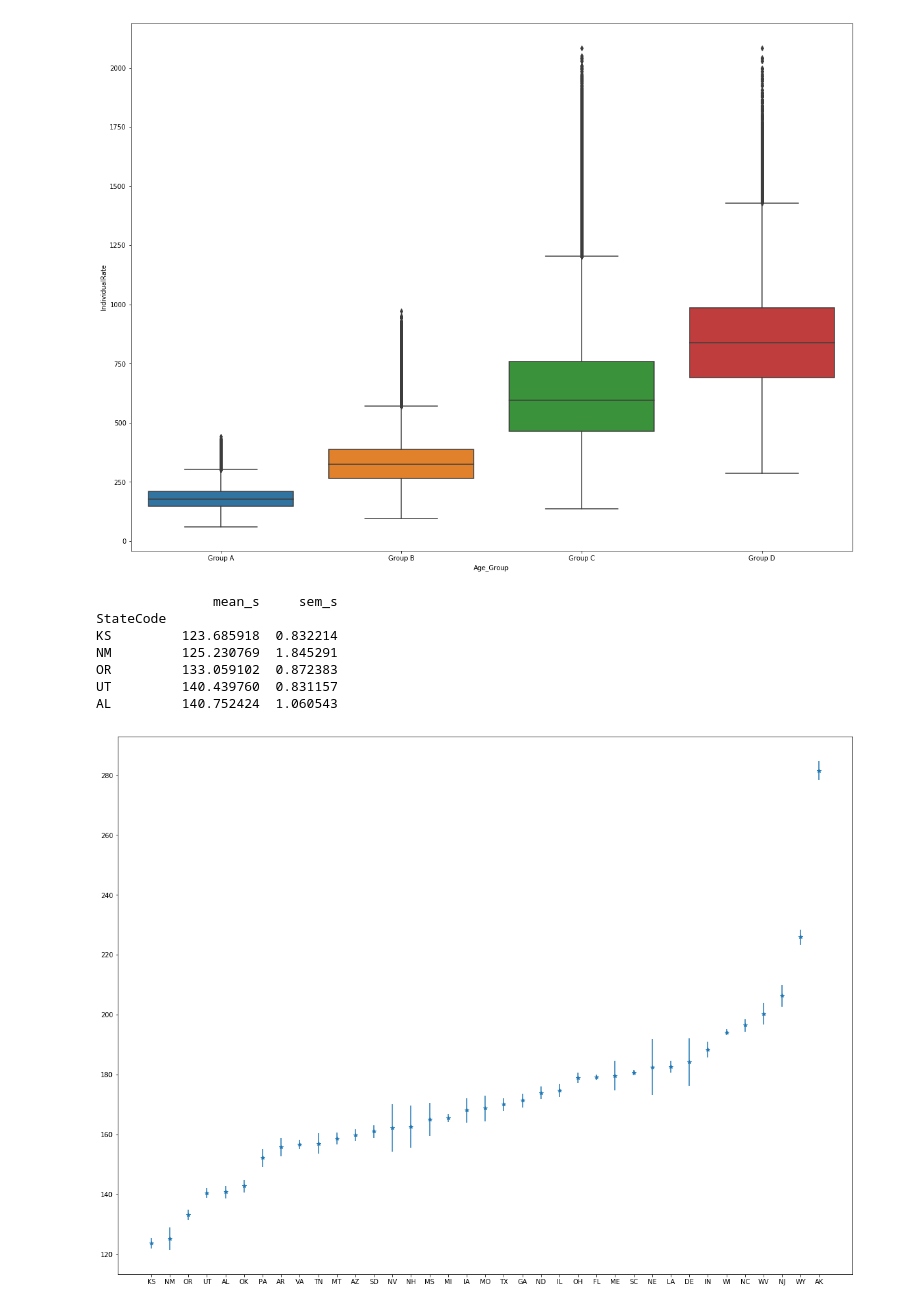
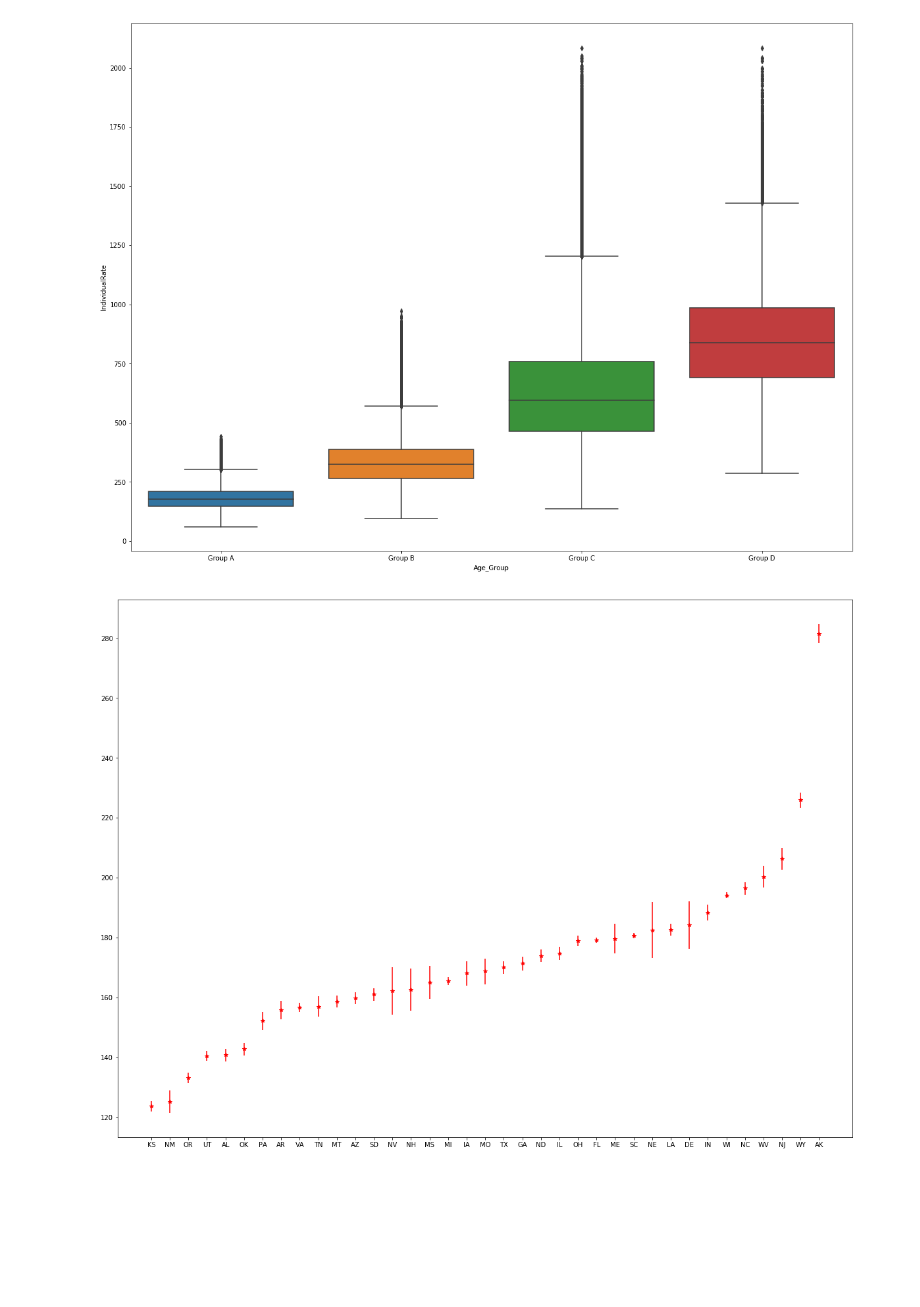
Before and after one commit to linmapitt/Springboard, a Jupyter notebook: CapStone_Project_1/Cap1_notebook.ipynb, the cells around one changed output. Cells and saved outputs as stored; diff of their text form; code cells hidden in the pictures; blank space fills up the shorter version.

```diff
--- a/CapStone_Project_1/Cap1_notebook.ipynb
+++ b/CapStone_Project_1/Cap1_notebook.ipynb
@@ -337,32 +337,24 @@ sns.boxplot(x='Age_Group', y='IndividualRate',data=df_final_medonly)
 # %%
 #Only look at Silver level and Age Group A
 df_A_Silver = df_final_medonly[(df_final_medonly.Age_Group=='Group A') & (df_final_medonly.MetalLevel=='Silver')]
 df_A_Silver.head(5)
 
 #Calculate mean and sem for each state
 grp_mean = df_A_Silver.groupby('StateCode')['IndividualRate'].mean()
 grp_sem = df_A_Silver.groupby('StateCode')['IndividualRate'].apply(stats.sem)
 
 #Create a new dataframe to hold mean and sem, sort it by mean in asc order
 df_new = pd.DataFrame(index=grp_mean.index)
 df_new['mean_s'] = grp_mean.values[:]
 df_new['sem_s'] = grp_sem.values[:]
 
 result = df_new.sort_values(['mean_s'], ascending =1)
-print(result.head(5))
 
 #Draw errorbar to show 95% confidence interval for each mean
-plt.errorbar(result.index, result.mean_s, yerr=2*result.sem_s, linestyle='None', marker='*')
+plt.errorbar(result.index, result.mean_s, yerr=2*result.sem_s, linestyle='None', marker='*', color='red')
 plt.show()
 # %% [output]
-               mean_s     sem_s
-StateCode
-KS         123.685918  0.832214
-NM         125.230769  1.845291
-OR         133.059102  0.872383
-UT         140.439760  0.831157
-AL         140.752424  1.060543
-[figure, old version]
+[figure, new version]
 # %%
 #Look at all data, calculate mean and sem for each state
 grp_mean = df_final_medonly.groupby(['StateCode','MetalLevel','Age_Group'])['IndividualRate'].mean()
```
Also changed, not shown: parts of 1 cell of this notebook.
